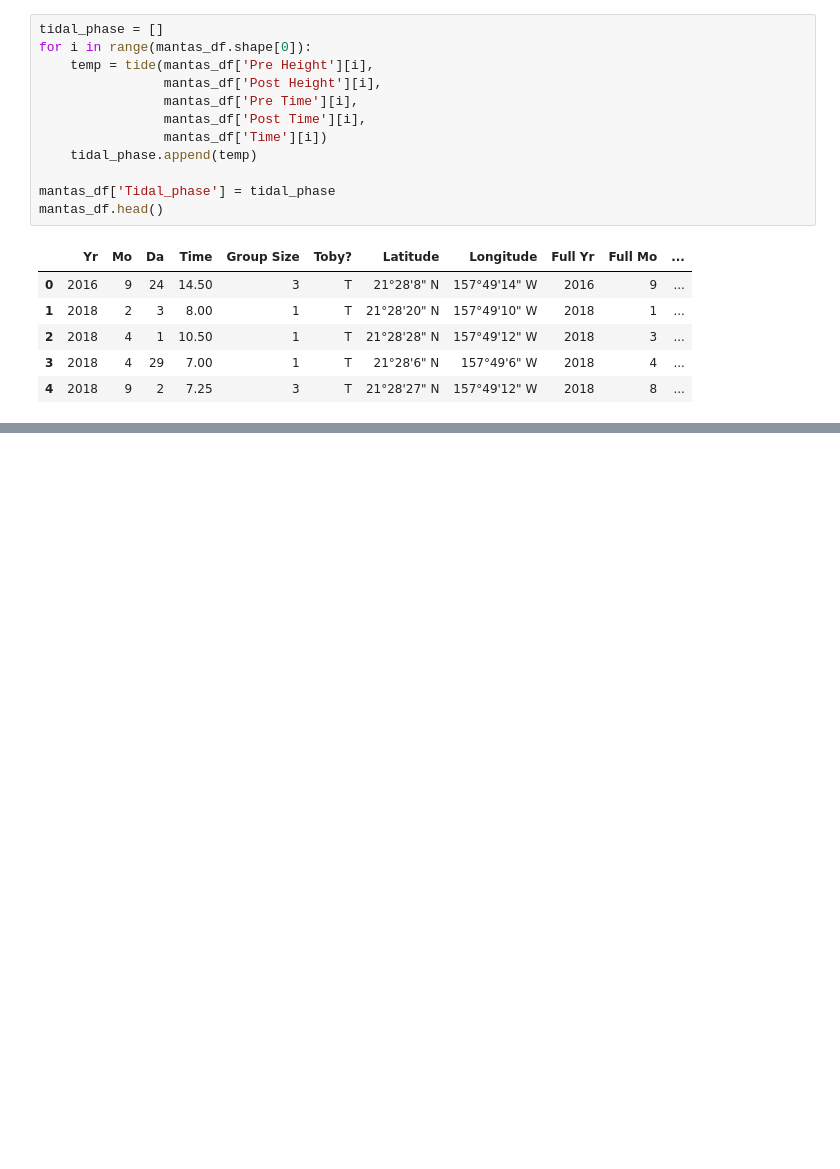
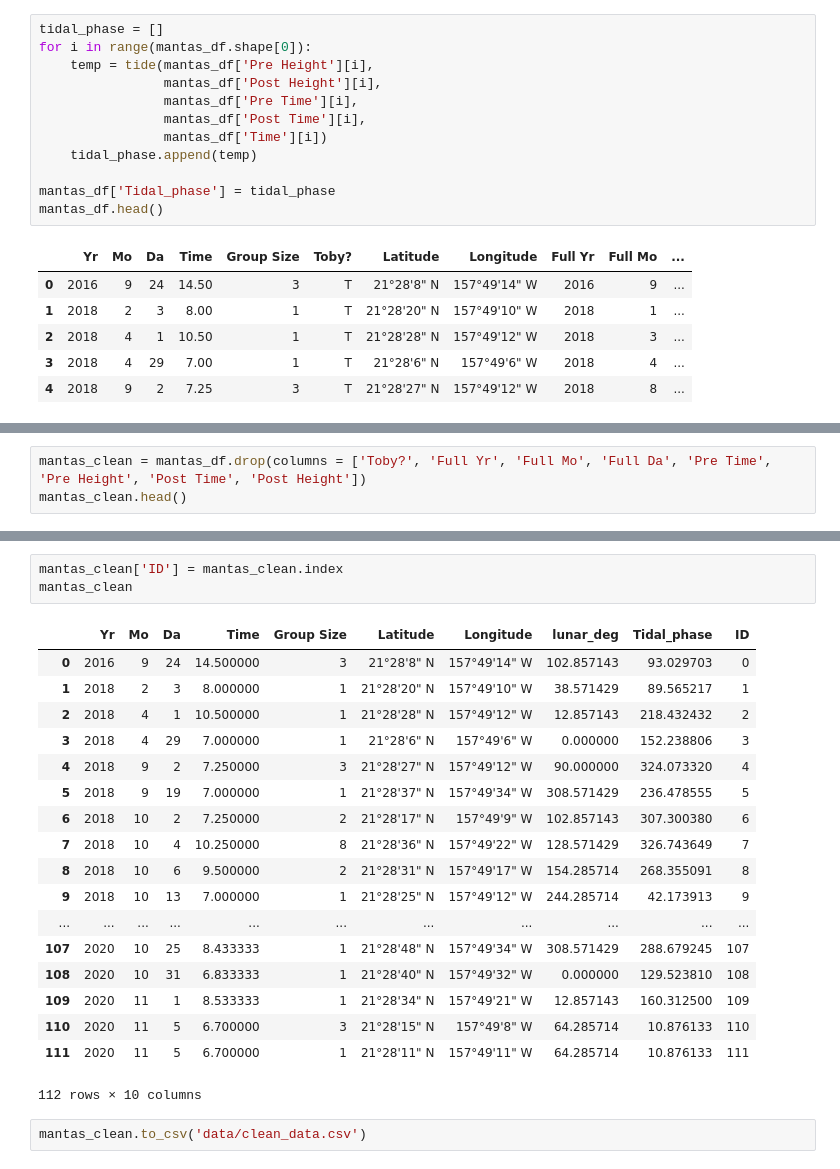
Before and after one commit to kaneohe-bay-mantas/manta-viz, a Jupyter notebook: data-parser.ipynb, the cells around one changed output, grey strips where cells are left out. Cells and saved outputs as stored; diff of their text form; blank space fills up the shorter version.

Commit message:
clean up the data

```diff
--- a/data-parser.ipynb
+++ b/data-parser.ipynb
@@ -95,0 +77,3 @@ clean_mantas =
+# %%
+mantas_clean = mantas_df.drop(columns = ['Toby?', 'Full Yr', 'Full Mo', 'Full Da', 'Pre Time', 'Pre Height', 'Post Time', 'Post Height'])
+mantas_clean.head()
@@ -95,0 +87,24 @@ clean_mantas =
+# %%
+mantas_clean['ID'] = mantas_clean.index
+mantas_clean
+# %% [output]
+|  | Yr | Mo | Da | Time | Group Size | Latitude | Longitude | lunar_deg | Tidal_phase | ID |
+| 0 | 2016 | 9 | 24 | 14.500000 | 3 | 21°28'8" N | 157°49'14" W | 102.857143 | 93.029703 | 0 |
+| 1 | 2018 | 2 | 3 | 8.000000 | 1 | 21°28'20" N | 157°49'10" W | 38.571429 | 89.565217 | 1 |
+| 2 | 2018 | 4 | 1 | 10.500000 | 1 | 21°28'28" N | 157°49'12" W | 12.857143 | 218.432432 | 2 |
+| 3 | 2018 | 4 | 29 | 7.000000 | 1 | 21°28'6" N | 157°49'6" W | 0.000000 | 152.238806 | 3 |
+| 4 | 2018 | 9 | 2 | 7.250000 | 3 | 21°28'27" N | 157°49'12" W | 90.000000 | 324.073320 | 4 |
+| 5 | 2018 | 9 | 19 | 7.000000 | 1 | 21°28'37" N | 157°49'34" W | 308.571429 | 236.478555 | 5 |
+| 6 | 2018 | 10 | 2 | 7.250000 | 2 | 21°28'17" N | 157°49'9" W | 102.857143 | 307.300380 | 6 |
+| 7 | 2018 | 10 | 4 | 10.250000 | 8 | 21°28'36" N | 157°49'22" W | 128.571429 | 326.743649 | 7 |
+| 8 | 2018 | 10 | 6 | 9.500000 | 2 | 21°28'31" N | 157°49'17" W | 154.285714 | 268.355091 | 8 |
+| 9 | 2018 | 10 | 13 | 7.000000 | 1 | 21°28'25" N | 157°49'12" W | 244.285714 | 42.173913 | 9 |
+| ... | ... | ... | ... | ... | ... | ... | ... | ... | ... | ... |
+| 107 | 2020 | 10 | 25 | 8.433333 | 1 | 21°28'48" N | 157°49'34" W | 308.571429 | 288.679245 | 107 |
+| 108 | 2020 | 10 | 31 | 6.833333 | 1 | 21°28'40" N | 157°49'32" W | 0.000000 | 129.523810 | 108 |
+| 109 | 2020 | 11 | 1 | 8.533333 | 1 | 21°28'34" N | 157°49'21" W | 12.857143 | 160.312500 | 109 |
+| 110 | 2020 | 11 | 5 | 6.700000 | 3 | 21°28'15" N | 157°49'8" W | 64.285714 | 10.876133 | 110 |
+| 111 | 2020 | 11 | 5 | 6.700000 | 1 | 21°28'11" N | 157°49'11" W | 64.285714 | 10.876133 | 111 |
+112 rows × 10 columns
+# %%
+mantas_clean.to_csv('data/clean_data.csv')
```
Also changed, not shown: parts of 9 cells of this notebook, 1 other file.
